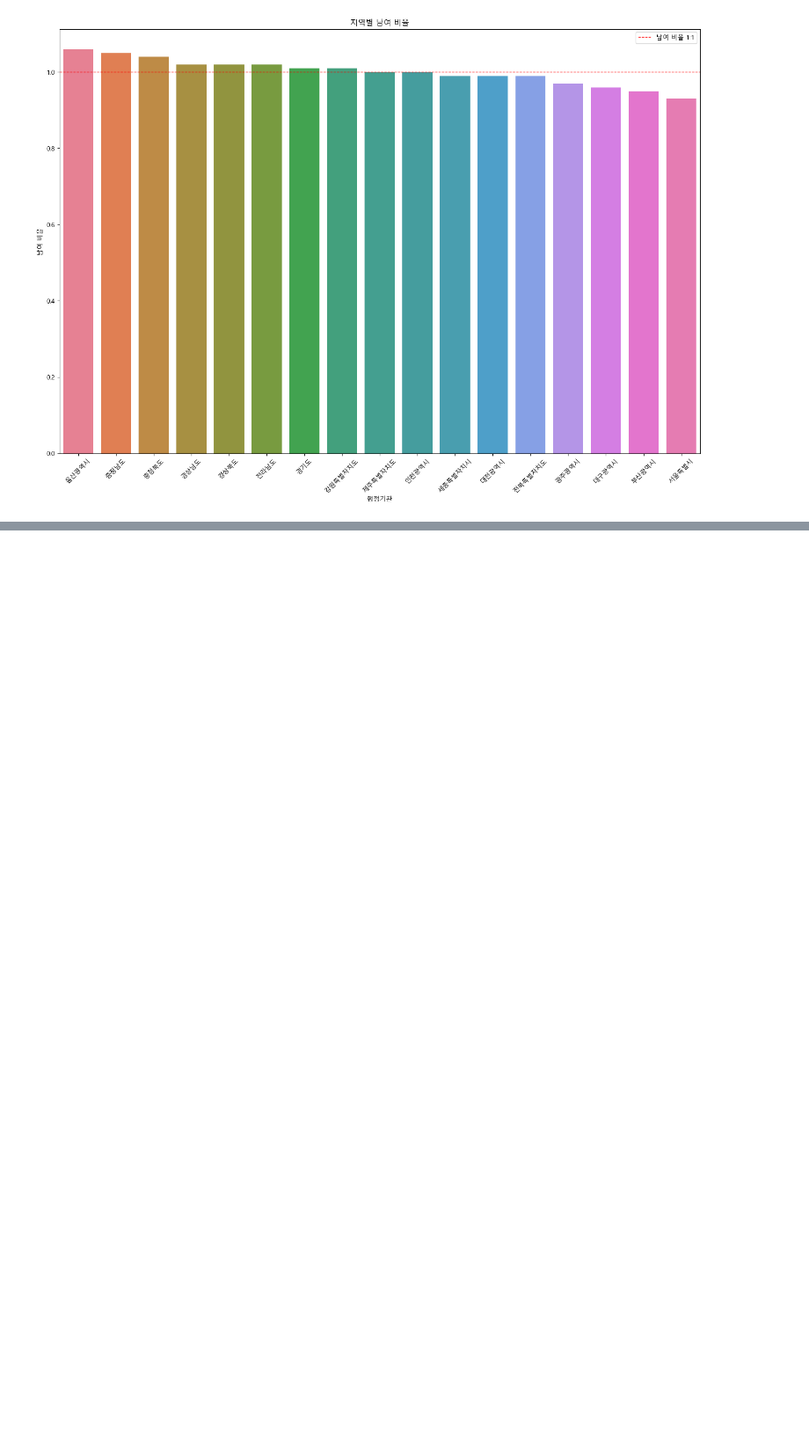
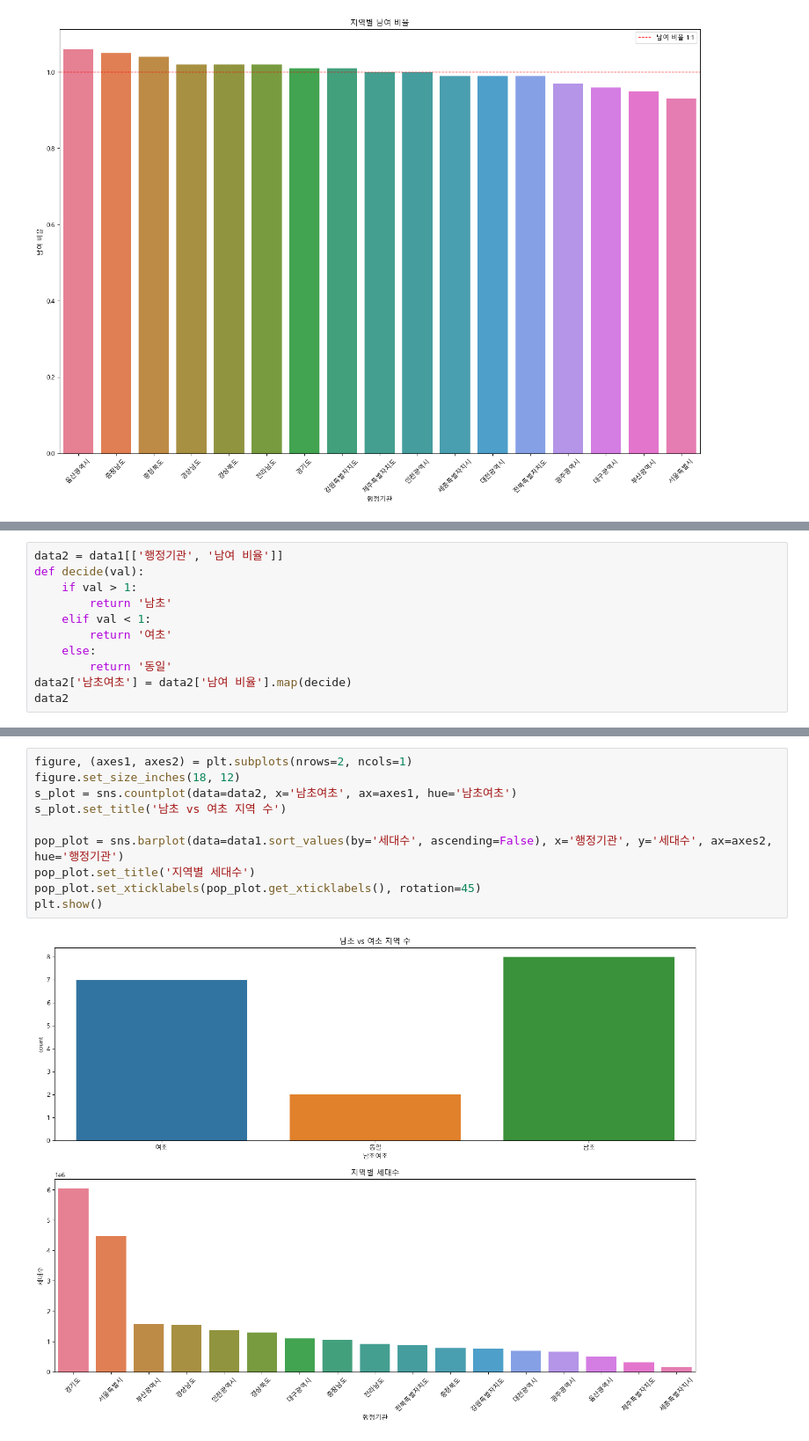
Before and after one commit to Suby201/Webscraping_Prac, a Jupyter notebook: 04_인구현황분석.ipynb, the cells around one changed output, grey strips where cells are left out. Shown: that part at 88% size. Saved outputs shown, nothing was run; the diff lists cells and outputs as text; blank space fills up the shorter version.

```diff
--- a/04_인구현황분석.ipynb
+++ b/04_인구현황분석.ipynb
@@ -100,0 +104,11 @@ make_plot('남여 비율')
+# %%
+data2 = data1[['행정기관', '남여 비율']]
+def decide(val):
+    if val > 1:
+        return '남초'
+    elif val < 1:
+        return '여초'
+    else:
+        return '동일'
+data2['남초여초'] = data2['남여 비율'].map(decide)
+data2
@@ -100,0 +154,12 @@ make_plot('남여 비율')
+# %%
+figure, (axes1, axes2) = plt.subplots(nrows=2, ncols=1)
+figure.set_size_inches(18, 12)
+s_plot = sns.countplot(data=data2, x='남초여초', ax=axes1, hue='남초여초')
+s_plot.set_title('남초 vs 여초 지역 수')
+
+pop_plot = sns.barplot(data=data1.sort_values(by='세대수', ascending=False), x='행정기관', y='세대수', ax=axes2, hue='행정기관')
+pop_plot.set_title('지역별 세대수')
+pop_plot.set_xticklabels(pop_plot.get_xticklabels(), rotation=45)
+plt.show()
+# %% [output]
+[figure, added]
```
Also changed, not shown: parts of 7 cells of this notebook.
